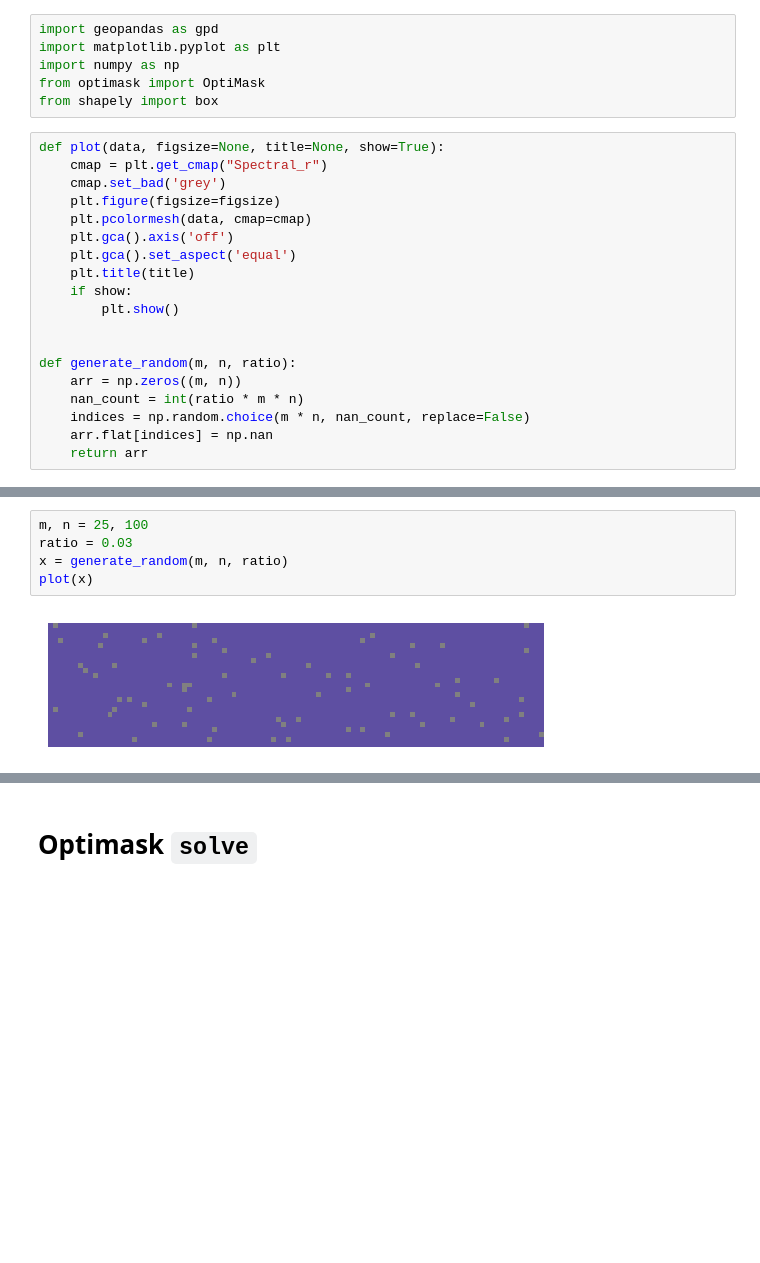
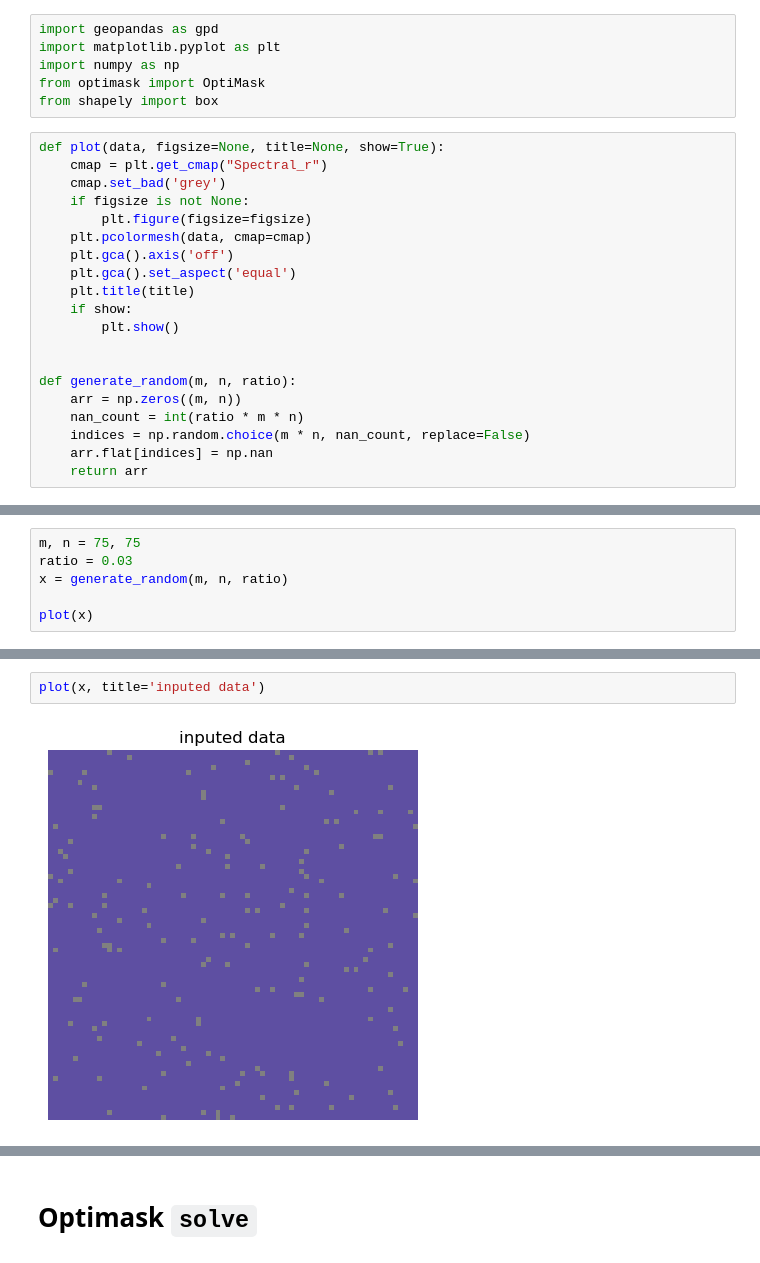
Before and after one commit to CyrilJl/OptiMask, a Jupyter notebook: notebooks/Optimask.ipynb, the cells around one changed output, grey strips where cells are left out. Saved outputs shown, nothing was run; the diff lists cells and outputs as text; blank space fills up the shorter version.

```diff
--- a/notebooks/Optimask.ipynb
+++ b/notebooks/Optimask.ipynb
@@ -22,7 +23,8 @@ from shapely import box
 def plot(data, figsize=None, title=None, show=True):
     cmap = plt.get_cmap("Spectral_r")
     cmap.set_bad('grey')
-    plt.figure(figsize=figsize)
+    if figsize is not None:
+        plt.figure(figsize=figsize)
     plt.pcolormesh(data, cmap=cmap)
     plt.gca().axis('off')
     plt.gca().set_aspect('equal')
@@ -39,0 +90,6 @@ def generate_random(m, n, ratio):
+# %%
+m, n = 75, 75
+ratio = 0.03
+x = generate_random(m, n, ratio)
+
+plot(x)
@@ -42,7 +144,4 @@ def generate_random(m, n, ratio):
 # %%
-m, n = 25, 100
-ratio = 0.03
-x = generate_random(m, n, ratio)
-plot(x)
+plot(x, title='inputed data')
 # %% [output]
-[figure, old version]
+[figure, new version]
```
Also changed, not shown: parts of 14 cells of this notebook.
